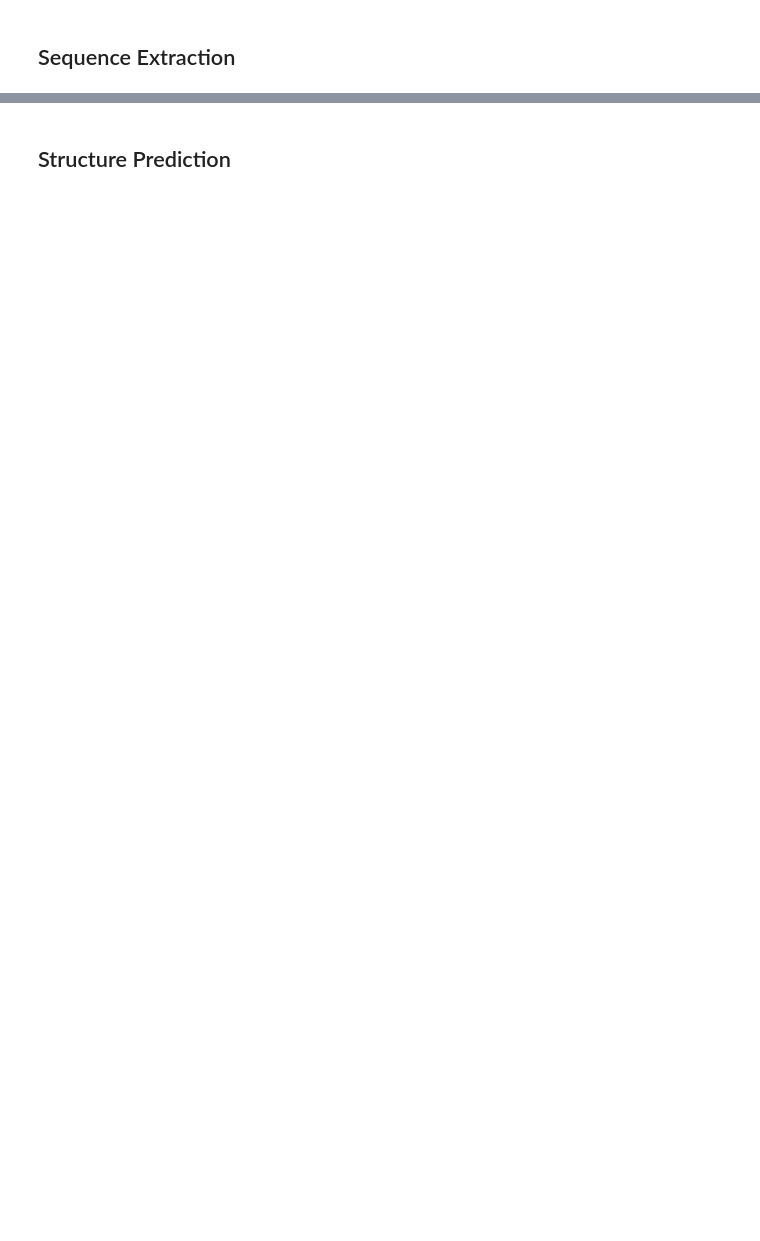
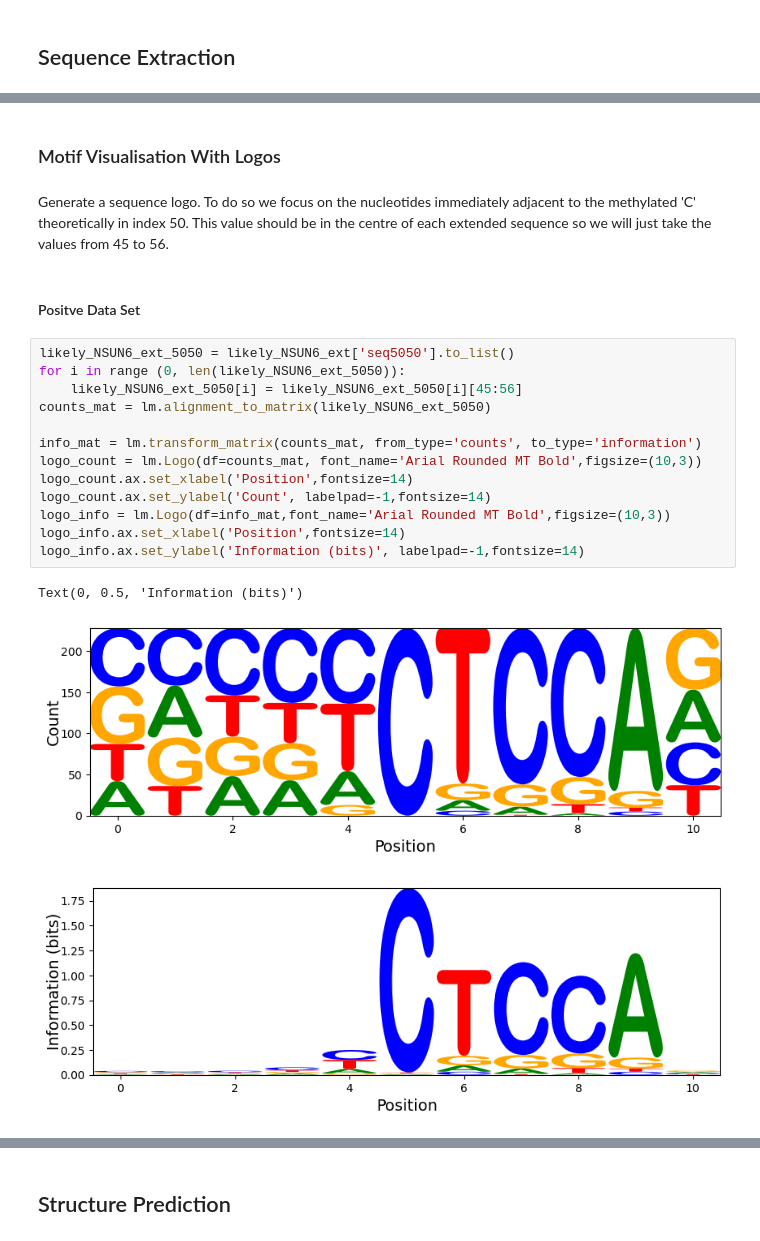
Before and after one commit to EvenJoels/MLRNAProject, a Jupyter notebook: UBS-SeqDemoTask/NSUN6_Data_Processor.ipynb, the cells around one changed output, grey strips where cells are left out. Drawn from its saved outputs; the diff is of its cells as text; blank space fills up the shorter version.

```diff
--- a/UBS-SeqDemoTask/NSUN6_Data_Processor.ipynb
+++ b/UBS-SeqDemoTask/NSUN6_Data_Processor.ipynb
@@ -69,0 +193,25 @@ print(f"Filtered data contains {data_significant_shape[0]} genes out of an initi
+# %% [markdown]
+
+### Motif Visualisation With Logos
+# %% [markdown]
+Generate a sequence logo. To do so we focus on the nucleotides immediately adjacent to the methylated 'C' theoretically in index 50. This value should be in the centre of each extended sequence so we will just take the values from 45 to 56.
+# %% [markdown]
+
+#### Positve Data Set
+# %%
+likely_NSUN6_ext_5050 = likely_NSUN6_ext['seq5050'].to_list()
+for i in range (0, len(likely_NSUN6_ext_5050)):
+    likely_NSUN6_ext_5050[i] = likely_NSUN6_ext_5050[i][45:56]
+counts_mat = lm.alignment_to_matrix(likely_NSUN6_ext_5050)
+
+info_mat = lm.transform_matrix(counts_mat, from_type='counts', to_type='information')
+logo_count = lm.Logo(df=counts_mat, font_name='Arial Rounded MT Bold',figsize=(10,3))
+logo_count.ax.set_xlabel('Position',fontsize=14)
+logo_count.ax.set_ylabel('Count', labelpad=-1,fontsize=14)
+logo_info = lm.Logo(df=info_mat,font_name='Arial Rounded MT Bold',figsize=(10,3))
+logo_info.ax.set_xlabel('Position',fontsize=14)
+logo_info.ax.set_ylabel('Information (bits)', labelpad=-1,fontsize=14)
+# %% [output]
+Text(0, 0.5, 'Information (bits)')
+[figure, added]
+[figure, added]
```
Also changed, not shown: parts of 24 cells of this notebook, 2 other files.
